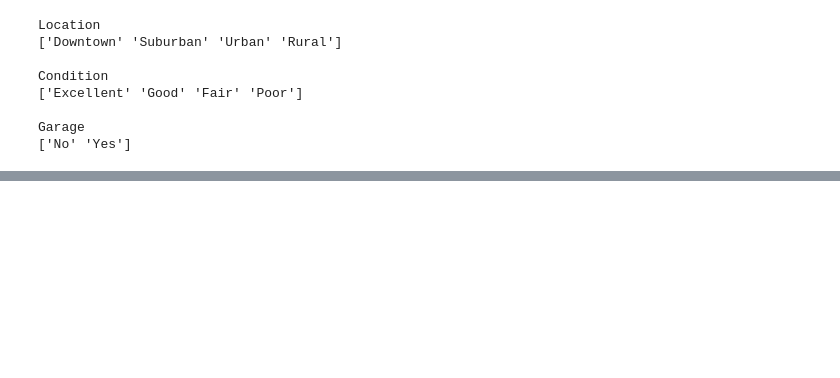
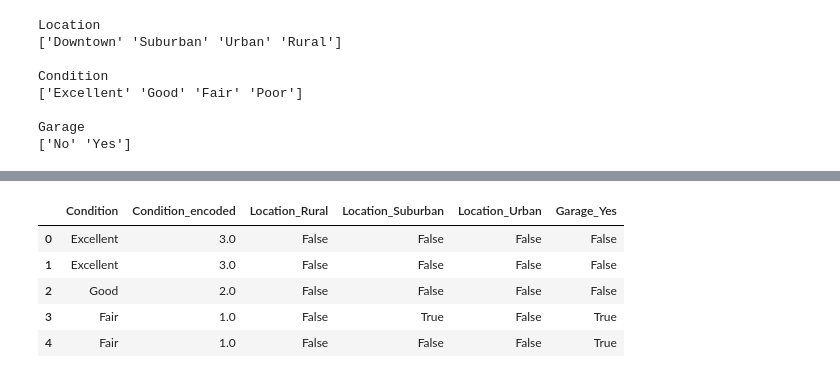
Before and after one commit to NurulAis/house-price, a Jupyter notebook: notebook.ipynb, the cells around one changed output, grey strips where cells are left out. Saved outputs shown, nothing was run; the diff lists cells and outputs as text; code cells hidden in the pictures; blank space fills up the shorter version.

```diff
--- a/notebook.ipynb
+++ b/notebook.ipynb
@@ -152,0 +149,11 @@ cat_features['Garage_encoded'] = encoder.fit_transform(cat_features[['Garage']])
+# %%
+df_encoded = pd.get_dummies(cat_features, columns=['Location', 'Garage'], drop_first=True)
+
+df_encoded.head()
+# %% [output]
+|  | Condition | Condition_encoded | Location_Rural | Location_Suburban | Location_Urban | Garage_Yes |
+| 0 | Excellent | 3.0 | False | False | False | False |
+| 1 | Excellent | 3.0 | False | False | False | False |
+| 2 | Good | 2.0 | False | False | False | False |
+| 3 | Fair | 1.0 | False | True | False | True |
+| 4 | Fair | 1.0 | False | False | False | True |
```
Also changed, not shown: parts of 11 cells of this notebook.
